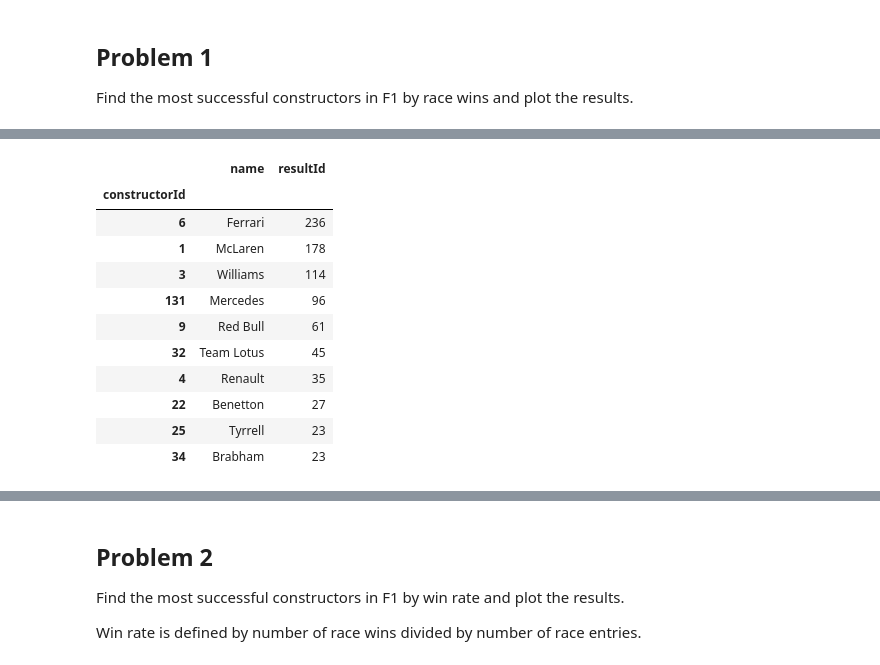
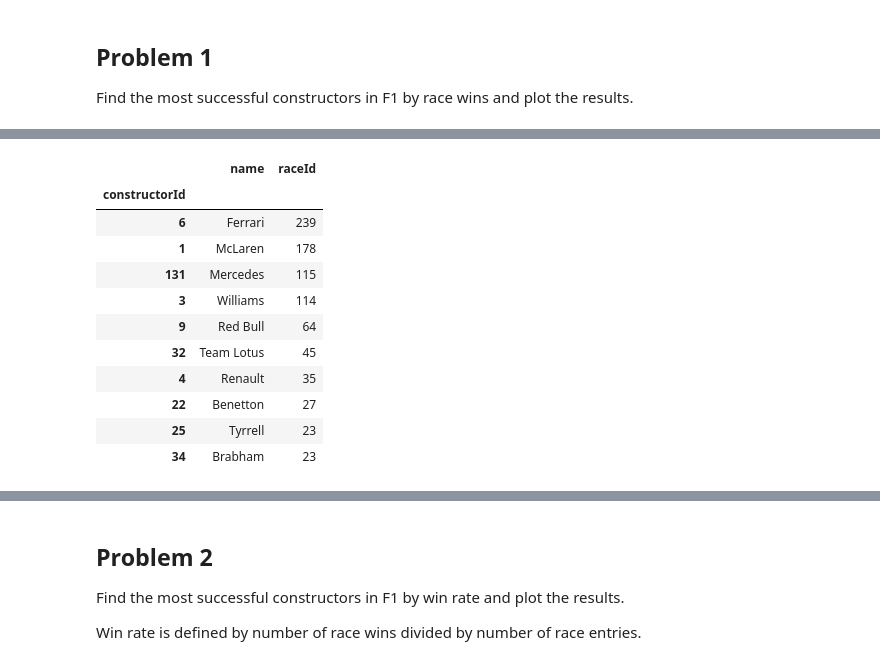
Before and after one commit to jla524/f1-analysis, a Jupyter notebook: formula-1-data-analysis.ipynb, the cells around one changed output, grey strips where cells are left out. Saved outputs shown, nothing was run; the diff lists cells and outputs as text; code cells hidden in the pictures.

```diff
--- a/formula-1-data-analysis.ipynb
+++ b/formula-1-data-analysis.ipynb
@@ -18,8 +18,8 @@ from datetime import datetime, timedelta, date
 # Check if a directory containing the cleaned data exists,
 # and create a new one if it does not exist
 
-in_directory = 'f1db_csv/'
-out_directory = 'clean_f1db/'
+in_directory = 'f1db_csv'
+out_directory = 'clean_f1db'
 
 if not isdir(out_directory):
     clean_data(in_directory, out_directory)
@@ -28,7 +28,7 @@ if not isdir(out_directory):
 # and then return the DataFrame
 
 def load_file(name, parse_dates=None):
-    path = out_directory + name + '.csv'
+    path = join(out_directory, name + '.csv')
     if not parse_dates:
         return pd.read_csv(path)
     return pd.read_csv(path, parse_dates=parse_dates)
@@ -114,6 +114,6 @@ Done.
 # %%
 # We can do the same with Pandas to verify the results
 
-df = results[results['position'] == 1]
+df = results[results['position'].astype('float') == 1]
 df = df.groupby('constructorId').agg('count')
 df = df.join(constr.set_index('constructorId'))
@@ -120,17 +136,17 @@ df = df.join(constr.set_index('constructorId'))
 # %%
 # Both methods produced the same result, but which one is easier to read?
 
-df = df[['name', 'resultId']].sort_values('resultId', ascending=False)
+df = df[['name', 'raceId']].sort_values('raceId', ascending=False)
 df = df.head(10)
 df
 # %% [output]
-|  | name | resultId |
+|  | name | raceId |
 | constructorId |  |  |
-| 6 | Ferrari | 236 |
+| 6 | Ferrari | 239 |
 | 1 | McLaren | 178 |
+| 131 | Mercedes | 115 |
 | 3 | Williams | 114 |
-| 131 | Mercedes | 96 |
-| 9 | Red Bull | 61 |
+| 9 | Red Bull | 64 |
 | 32 | Team Lotus | 45 |
 | 4 | Renault | 35 |
 | 22 | Benetton | 27 |
```
Also changed, not shown: parts of 17 cells of this notebook, 30 other files.
